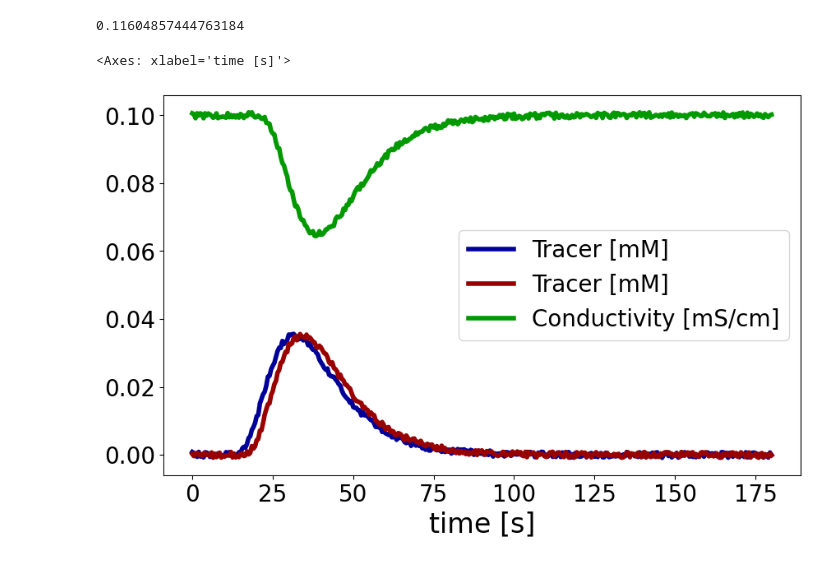
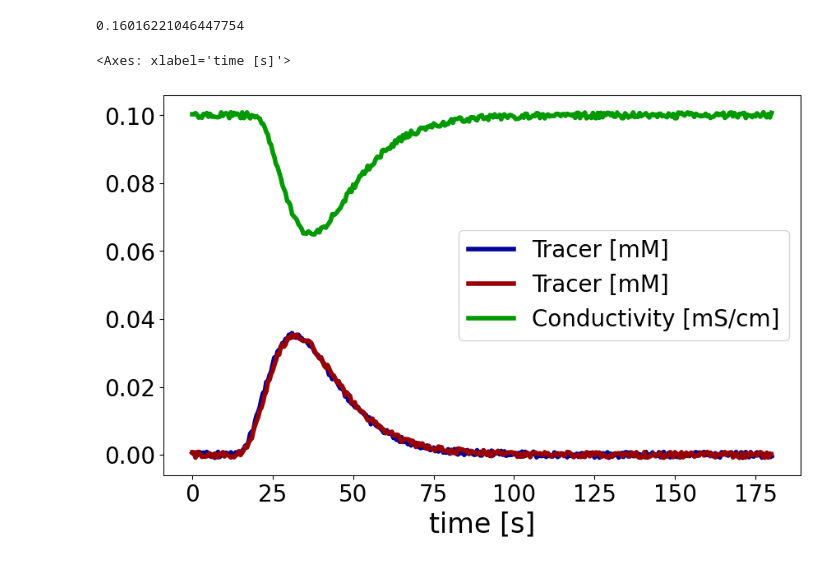
Before and after one commit to cadet/CADET-Workshop, a Jupyter notebook: 03 Parameter Estimation/.bts/process.ipynb, the cells around one changed output. Drawn from its saved outputs; the diff is of its cells as text; code cells hidden in the pictures.

```diff
--- a/03 Parameter Estimation/.bts/process.ipynb
+++ b/03 Parameter Estimation/.bts/process.ipynb
@@ -330,35 +333,35 @@ print(simulation_results.time_elapsed)
 
 # plt.tight_layout()
 
 time = simulation_results.solution.outlet.outlet.time
 concentrations = simulation_results.solution.pipe2.outlet.solution
 conductivity = simulation_results.solution.outlet.outlet.solution
 
 concentrations1 = add_noise(concentrations)
 conductivity1 = add_noise(conductivity)
 conductivity1 = 0.1 - conductivity1
 
 combined1 = np.stack([concentrations1, conductivity1], axis=1)[:, :, 0]
 
 fig, ax = plt.subplots(1)
 
 df = pd.DataFrame(data=concentrations1, index=time, columns= ["Tracer [mM]"] )
 df.index.name = "time [s]"
-df.to_excel(f"experimental_data/tracer_1.xlsx")
+df.to_excel(f"../experimental_data/tracer_1.xlsx")
 df.plot(ax=ax)
 
 concentrations2 = add_noise(concentrations)
 conductivity2 = add_noise(conductivity)
 conductivity2 = 0.1 - conductivity2
 combined2 = np.stack([concentrations2, conductivity2], axis=1)[:, :, 0]
 
-combined2[5:, :] = combined2[:-5, :]
+combined2[1:, :] = combined2[:-1, :]
 
 df = pd.DataFrame(data=combined2, index=time, columns= ["Tracer [mM]", "Conductivity [mS/cm]"] )
 df.index.name = "time [s]"
-df.to_excel(f"experimental_data/tracer_2.xlsx")
+df.to_excel(f"../experimental_data/tracer_2.xlsx")
 df.plot(ax=ax)
 # %% [output]
-0.11604857444763184
+0.16016221046447754
 <Axes: xlabel='time [s]'>
-[figure, old version]
+[figure, new version]
```
Also changed, not shown: parts of 6 cells of this notebook, 7 other files.
